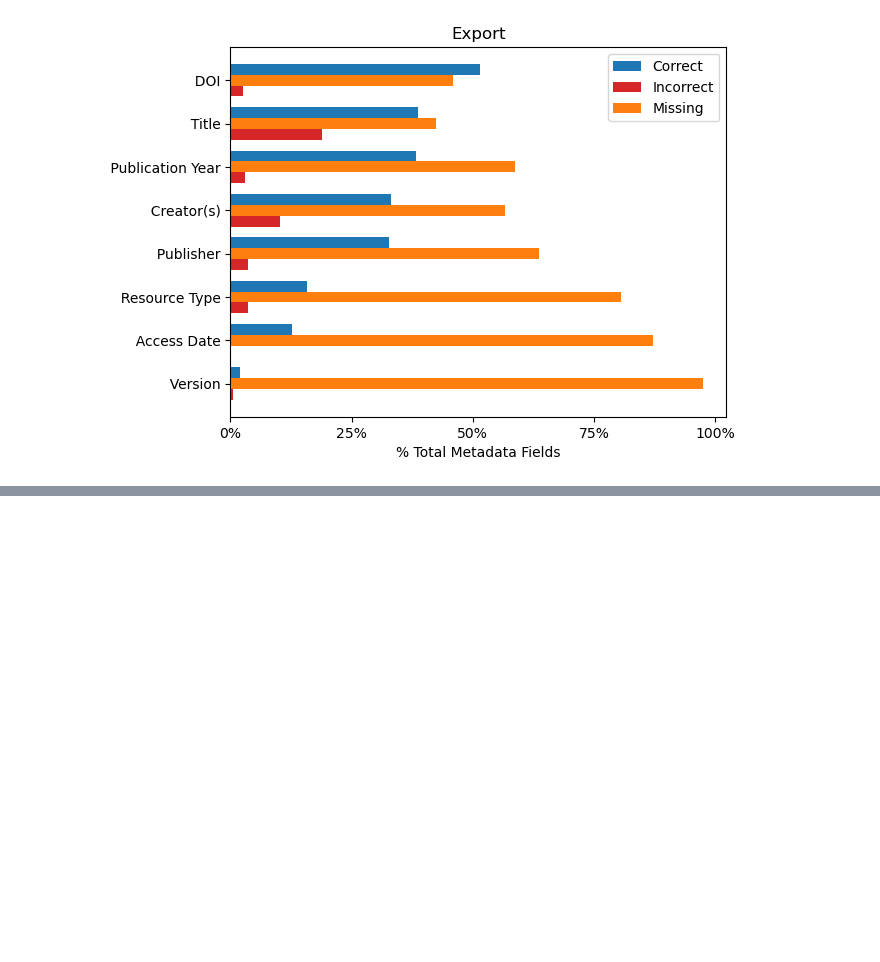
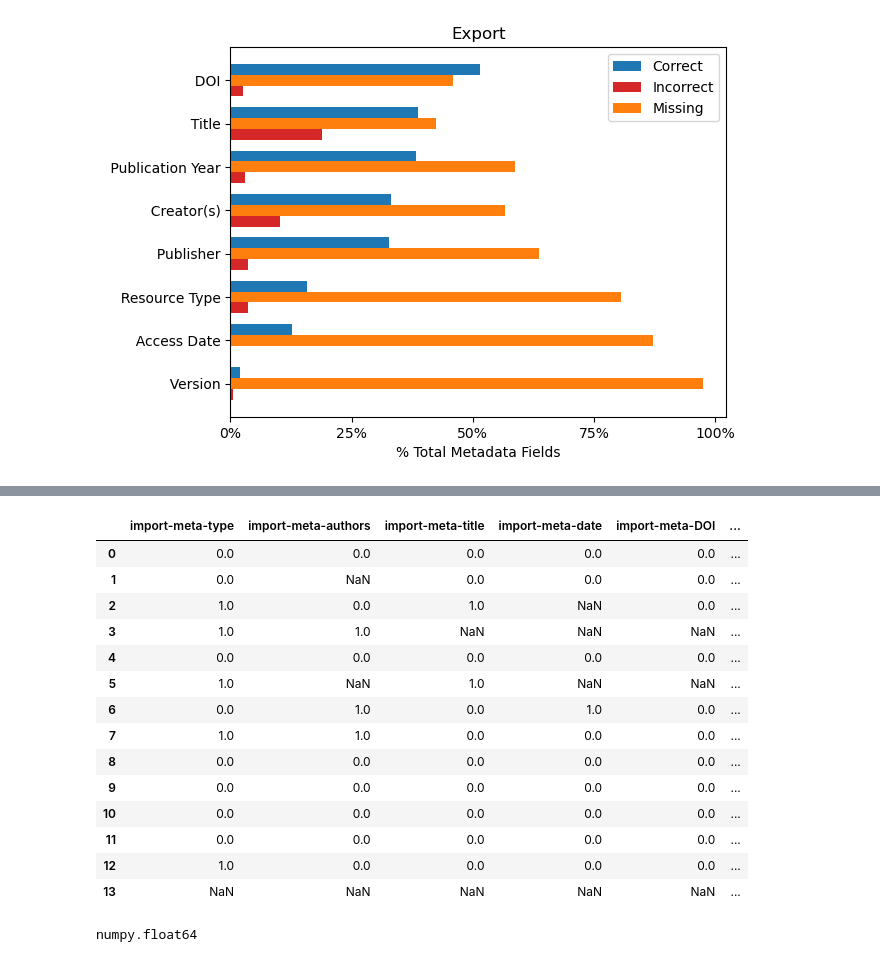
Before and after one commit to kvrouwenvelder/reference-manager-analysis, a Jupyter notebook: reference-manager-citations-ESIP.ipynb, the cells around one changed output, grey strips where cells are left out. Cells and saved outputs as stored; diff of their text form; code cells hidden in the pictures; blank space fills up the shorter version.

```diff
--- a/reference-manager-citations-ESIP.ipynb
+++ b/reference-manager-citations-ESIP.ipynb
@@ -762,0 +774,22 @@ fig.savefig((filepath+filename+filename2+'_export_horiz'+'.png'),dpi=300,bbox_in
+# %%
+zotero_plugin[im_cols]
+# %% [output]
+|  | import-meta-type | import-meta-authors | import-meta-title | import-meta-date | import-meta-DOI | ... |
+| 0 | 0.0 | 0.0 | 0.0 | 0.0 | 0.0 | ... |
+| 1 | 0.0 | NaN | 0.0 | 0.0 | 0.0 | ... |
+| 2 | 1.0 | 0.0 | 1.0 | NaN | 0.0 | ... |
+| 3 | 1.0 | 1.0 | NaN | NaN | NaN | ... |
+| 4 | 0.0 | 0.0 | 0.0 | 0.0 | 0.0 | ... |
+| 5 | 1.0 | NaN | 1.0 | NaN | NaN | ... |
+| 6 | 0.0 | 1.0 | 0.0 | 1.0 | 0.0 | ... |
+| 7 | 1.0 | 1.0 | 0.0 | 0.0 | 0.0 | ... |
+| 8 | 0.0 | 0.0 | 0.0 | 0.0 | 0.0 | ... |
+| 9 | 0.0 | 0.0 | 0.0 | 0.0 | 0.0 | ... |
+| 10 | 0.0 | 0.0 | 0.0 | 0.0 | 0.0 | ... |
+| 11 | 0.0 | 0.0 | 0.0 | 0.0 | 0.0 | ... |
+| 12 | 1.0 | 0.0 | 0.0 | 0.0 | 0.0 | ... |
+| 13 | NaN | NaN | NaN | NaN | NaN | ... |
+# %%
+type(zotero_plugin.loc[13, 'import-meta-type'])
+# %% [output]
+numpy.float64
```
Also changed, not shown: parts of 19 cells of this notebook.
